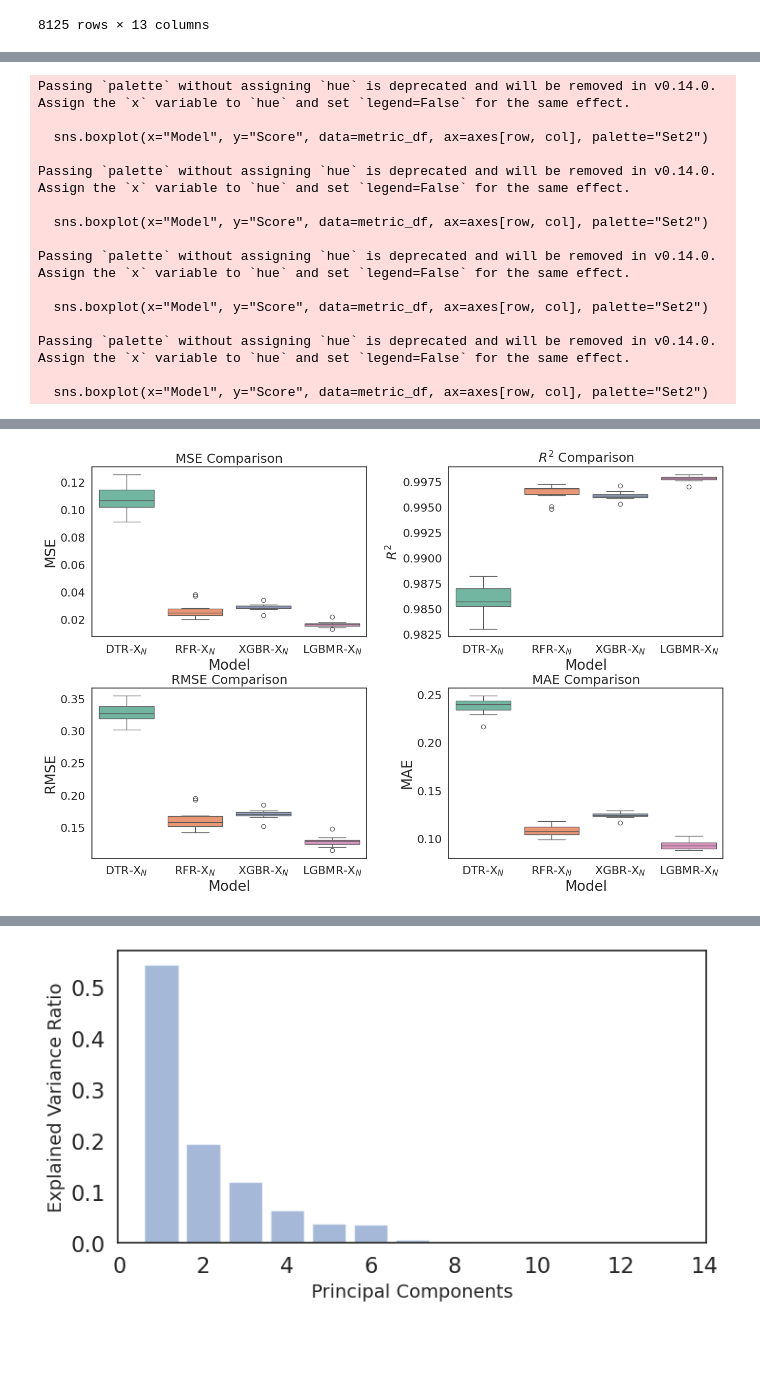
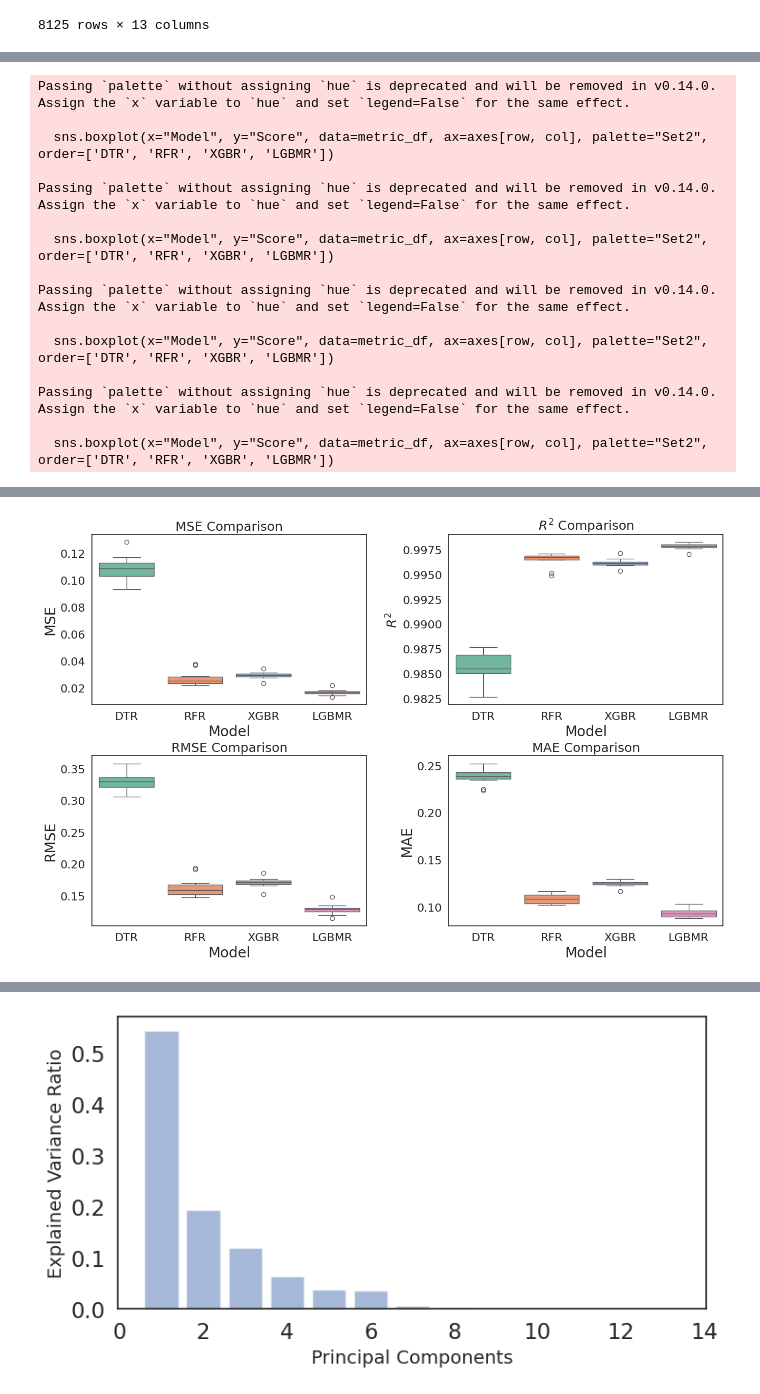
Before and after one commit to rabnawaz172/ET, a Jupyter notebook: ET_taif.ipynb, the cells around one changed output, grey strips where cells are left out. Drawn from its saved outputs; the diff is of its cells as text; code cells hidden in the pictures; blank space fills up the shorter version.

```diff
--- a/ET_taif.ipynb
+++ b/ET_taif.ipynb
@@ -95,8 +186,6 @@ from sklearn.tree import DecisionTreeRegressor
 from sklearn.metrics import mean_squared_error, r2_score, mean_absolute_error
 import numpy as np
 
-# Assuming you have already defined df1, df3, X, and y...
-
 # Split the data into training and testing sets (e.g., 80% train, 20% test)
 X_train, X_test, y_train, y_test = train_test_split(X, y, test_size=0.2, random_state=0)
 
@@ -104,7 +193,7 @@ X_train, X_test, y_train, y_test = train_test_split(X, y, test_size=0.2, random_
 y_train = y_train.values.ravel()
 y_test = y_test.values.ravel()
 
-# Create models
+# Create models with default hyperparameters
 random_forest_model = RandomForestRegressor()
 xgb_model = XGBRegressor()
 lgbm_model = LGBMRegressor()
@@ -114,14 +203,14 @@ decision_tree_model = DecisionTreeRegressor()
 num_folds = 10
 kf = KFold(n_splits=num_folds, shuffle=True, random_state=0)
 
-# Create a dictionary to store results for each model
+# Create a dictionary to store results and hyperparameters for each model
 results = {}
 
 # Convert X_train to a NumPy array to simplify indexing
 X_train_np = X_train.to_numpy()
 
 # Perform 10-fold cross-validation for each model
-for model_name, model in [('DTR-X$_N$', decision_tree_model),('RFR-X$_N$', random_forest_model), ('XGBR-X$_N$', xgb_model), ('LGBMR-X$_N$', lgbm_model) ]:
+for model_name, model in [('Random Forest', random_forest_model), ('XGBoost', xgb_model), ('LightGBM', lgbm_model), ('Decision Tree', decision_tree_model)]:
     mse_scores = []
     r2_scores = []
     rmse_scores = []
@@ -144,8 +233,9 @@ for model_name, model in [('DTR-X$_N$', decision_tree_model),('RFR-X$_N$', rando
         rmse_scores.append(rmse)
         mae_scores.append(mae)
 
-    # Store results for the current model
+    # Store results and hyperparameters for the current model
     results[model_name] = {
+        'Hyperparameters': model.get_params(),
         'MSE': mse_scores,
         'R2': r2_scores,
         'RMSE': rmse_scores,
@@ -155,9 +245,10 @@ for model_name, model in [('DTR-X$_N$', decision_tree_model),('RFR-X$_N$', rando
 # Print results
 for model_name, metrics in results.items():
     print(f"Model: {model_name}")
-    print(f"Mean MSE: {np.mean(metrics['MSE']):.3f}")
-    print(f"Mean R2: {np.mean(metrics['R2']):.3f}")
-    print(f"Mean RMSE: {np.mean(metrics['RMSE']):.3f}")
-    print(f"Mean MAE: {np.mean(metrics['MAE']):.3f}")
+    print(f"Hyperparameters: {metrics['Hyperparameters']}")
+    print(f"Mean MSE: {np.mean(metrics['MSE'])}")
+    print(f"Mean R2: {np.mean(metrics['R2'])}")
+    print(f"Mean RMSE: {np.mean(metrics['RMSE'])}")
+    print(f"Mean MAE: {np.mean(metrics['MAE'])}")
     print("\n")
 # %% [output]
@@ -182,6 +273,9 @@ Mean MAE: 0.094
 import matplotlib.pyplot as plt
 import seaborn as sns
 import pandas as pd
+
+# Define model names for plotting
+model_names = {'Decision Tree': 'DTR', 'Random Forest': 'RFR', 'XGBoost': 'XGBR', 'LightGBM': 'LGBMR'}
 
 # Create a 2x2 grid of subplots
 fig, axes = plt.subplots(2, 2, figsize=(16, 10))
@@ -195,49 +289,49 @@ for i, metric in enumerate(metrics_to_compare):
     # Create a DataFrame for the current metric
     data = []
     for model_name, scores in results.items():
-        data.extend({'Model': model_name, 'Metric': metric, 'Score': score} for score in scores[metric])
+        model_label = model_names[model_name]
+        data.extend({'Model': model_label, 'Metric': metric, 'Score': score} for score in scores[metric])
 
     metric_df = pd.DataFrame(data)
 
     # Plot using Seaborn
-    sns.boxplot(x="Model", y="Score", data=metric_df, ax=axes[row, col], palette="Set2")
+    sns.boxplot(x="Model", y="Score", data=metric_df, ax=axes[row, col], palette="Set2", order=['DTR', 'RFR', 'XGBR', 'LGBMR'])
     axes[row, col].set_title(f'{metric} Comparison', fontsize=18)
     axes[row, col].set_xlabel('Model', fontsize=20)
     axes[row, col].set_ylabel(metric, fontsize=20)
-
 
     # Increase tick label font size
     axes[row, col].tick_params(axis='both', which='major', labelsize=16)
 
 # Use LaTeX formatting for R²
 axes[0, 1].set_title(r'$R^2$ Comparison', fontsize=18)
 axes[0, 1].set_ylabel(r'$R^2$', fontsize=18)
 
 # Save the plot as an image file with 400 DPI resolution
-plt.savefig("model_comparison_plot.png", dpi=400, bbox_inches="tight")
+plt.savefig("all_weather_model_comparison_plot.png", dpi=400, bbox_inches="tight")
 
 # Download the plot from Colab
 from google.colab import files
-files.download("model_comparison_plot.png")
+files.download("all_weather_model_comparison_plot.png")
 
 # Show the plot
 plt.show()
 # %% [output]
 Passing `palette` without assigning `hue` is deprecated and will be removed in v0.14.0. Assign the `x` variable to `hue` and set `legend=False` for the same effect.
 
-  sns.boxplot(x="Model", y="Score", data=metric_df, ax=axes[row, col], palette="Set2")
+  sns.boxplot(x="Model", y="Score", data=metric_df, ax=axes[row, col], palette="Set2", order=['DTR', 'RFR', 'XGBR', 'LGBMR'])
 
 Passing `palette` without assigning `hue` is deprecated and will be removed in v0.14.0. Assign the `x` variable to `hue` and set `legend=False` for the same effect.
 
-  sns.boxplot(x="Model", y="Score", data=metric_df, ax=axes[row, col], palette="Set2")
+  sns.boxplot(x="Model", y="Score", data=metric_df, ax=axes[row, col], palette="Set2", order=['DTR', 'RFR', 'XGBR', 'LGBMR'])
 
 Passing `palette` without assigning `hue` is deprecated and will be removed in v0.14.0. Assign the `x` variable to `hue` and set `legend=False` for the same effect.
 
-  sns.boxplot(x="Model", y="Score", data=metric_df, ax=axes[row, col], palette="Set2")
+  sns.boxplot(x="Model", y="Score", data=metric_df, ax=axes[row, col], palette="Set2", order=['DTR', 'RFR', 'XGBR', 'LGBMR'])
 
 Passing `palette` without assigning `hue` is deprecated and will be removed in v0.14.0. Assign the `x` variable to `hue` and set `legend=False` for the same effect.
 
-  sns.boxplot(x="Model", y="Score", data=metric_df, ax=axes[row, col], palette="Set2")
+  sns.boxplot(x="Model", y="Score", data=metric_df, ax=axes[row, col], palette="Set2", order=['DTR', 'RFR', 'XGBR', 'LGBMR'])
 [interactive output not drawn]
 [interactive output not drawn]
-[figure, old version]
+[figure, new version]
```
Also changed, not shown: parts of 17 cells of this notebook.
